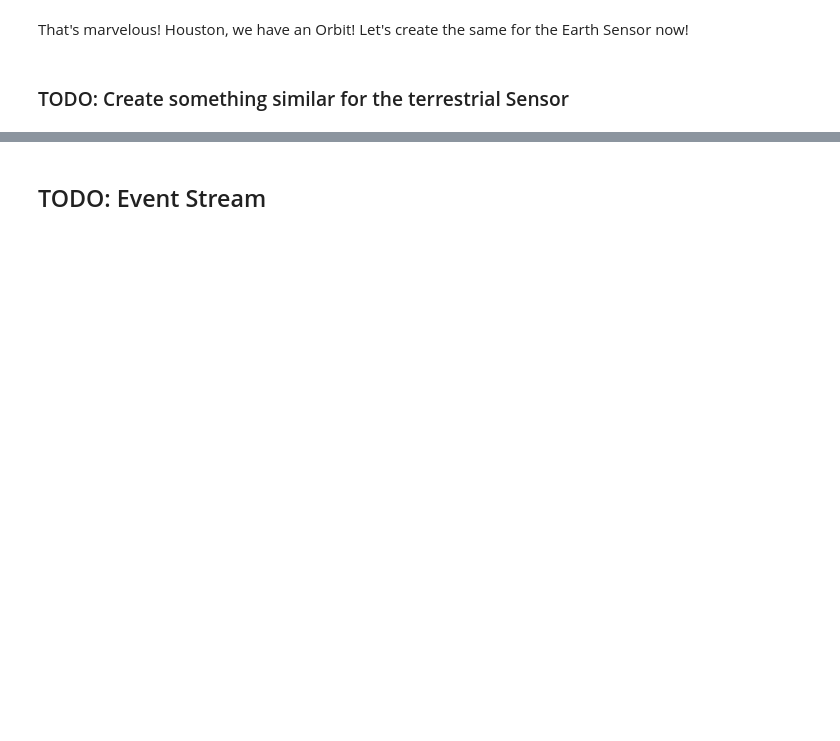
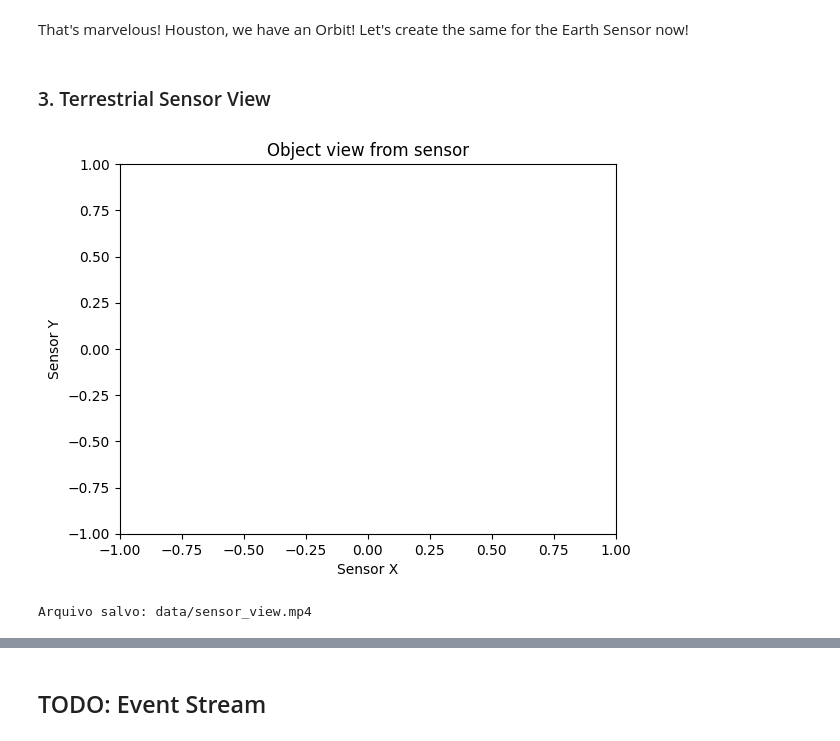
Before and after one commit to GabriellJacinto/Oyaye, a Jupyter notebook: notebooks/01-data-generation.ipynb, the cells around one changed output, grey strips where cells are left out. Drawn from its saved outputs; the diff is of its cells as text; code cells hidden in the pictures; blank space fills up the shorter version.

Commit message:
creates sensor visualizations, exports event streams and trains with test data as POC

```diff
--- a/notebooks/01-data-generation.ipynb
+++ b/notebooks/01-data-generation.ipynb
@@ -372,4 +372,43 @@ Video(out_file, embed=True, width=600, height=400)
 # %% [markdown]
 That's marvelous! Houston, we have an Orbit! Let's create the same for the Earth Sensor now!
 # %% [markdown]
-### TODO: Create something similar for the terrestrial Sensor
+### 3. Terrestrial Sensor View
+# %%
+def az_el_to_unit_vector(az,el):
+    x = np.cos(el)*np.cos(az)
+    y = np.cos(el)*np.sin(az)
+    z = np.sin(el)
+    return np.array([x,y,z])
+# %%
+def project_to_sensor_plane(vec, f=1.0):
+    #simple pinhole sensor model
+    if vec[2] == 0:
+        vec[2] = 1e-6
+    ximg = f * vec[0] / vec[2]
+    yimg = f *  vec[1] / vec[2]
+    return np.array([ximg, yimg])
+# %%
+sensor_points = []
+for obs in obs_list:
+    vec = az_el_to_unit_vector(obs["az_rad"], obs["el_rad"])
+    x, y = project_to_sensor_plane(vec)
+    sensor_points.append((obs["tsec"], x, y))
+# %%
+fig, ax = plt.subplots()
+ax.set_xlim(-1,1)
+ax.set_ylim(-1,1)
+ax.set_xlabel("Sensor X")
+ax.set_ylabel("Sensor Y")
+ax.set_title("Object view from sensor")
+
+points, = ax.plot([],[],'ro',markersize=5)
+
+def animate(i):
+    t,x,y = sensor_points[i]
+    points.set_data(x, y)
+    return points,
+
+ani = animation.FuncAnimation(fig,animate,frames=len(sensor_points),interval=50)
+# plt.show()
+# %% [output]
+[figure, added]
@@ -375,0 +424,4 @@ That's marvelous! Houston, we have an Orbit! Let's create the same for the Earth
+# %%
+export_video("data/sensor_view.mp4")
+# %% [output]
+Arquivo salvo: data/sensor_view.mp4
```
Also changed, not shown: parts of 9 cells of this notebook, 27 other files.
